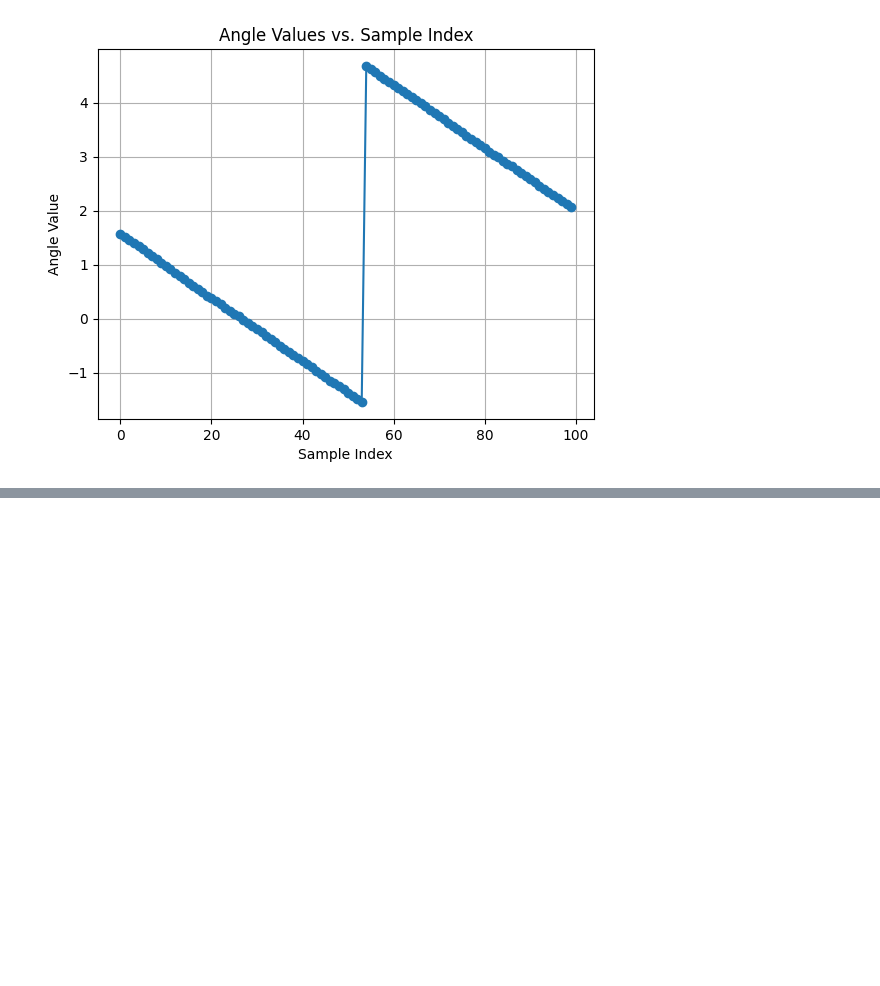
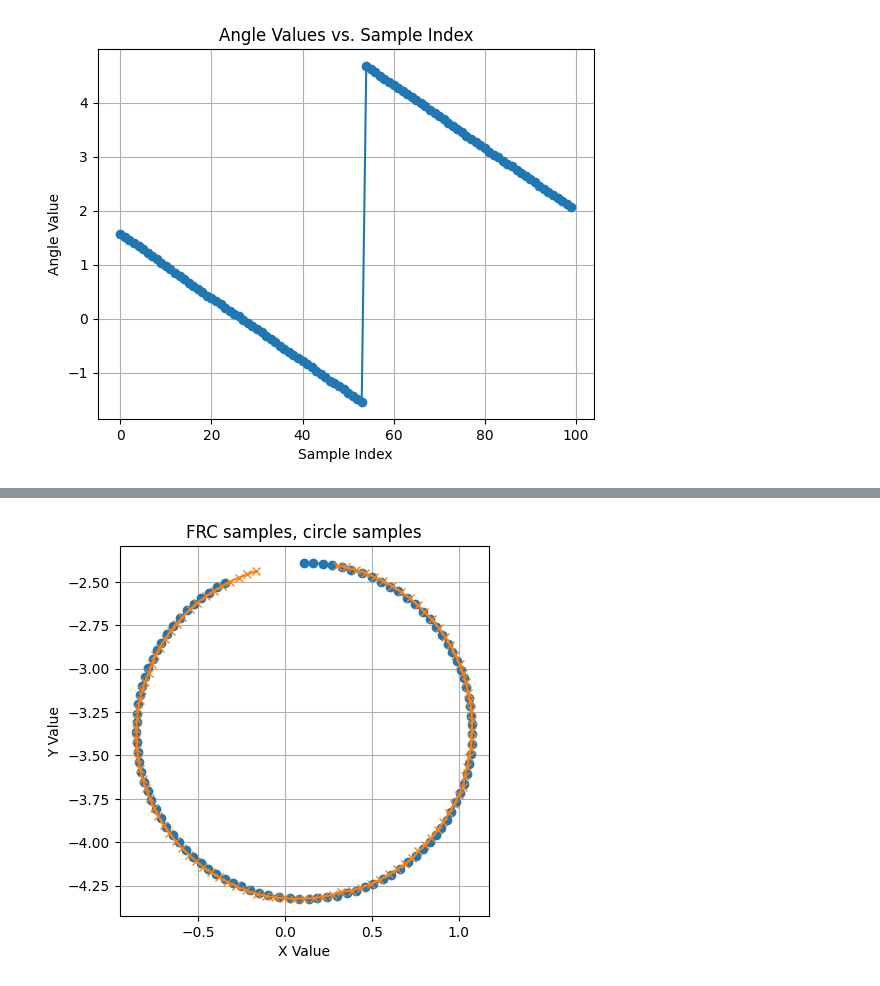
Before and after one commit to Team488/VR_NetworkTables2024, a Jupyter notebook: fieldCalibrateDebug.ipynb, the cells around one changed output, grey strips where cells are left out. Saved outputs shown, nothing was run; the diff lists cells and outputs as text; code cells hidden in the pictures; blank space fills up the shorter version.

```diff
--- a/fieldCalibrateDebug.ipynb
+++ b/fieldCalibrateDebug.ipynb
@@ -156,3 +64,8 @@ def transform_coordinates(point, R, s, t):
+# %%
+plot_circles_from_samples(x_values_FRC_circle_samples, y_values_FRC_circle_samples, x_values_circle_samples, y_values_circle_samples,
+                     'FRC samples, circle samples', 'X Value', 'Y Value')
+# %% [output]
+[figure, added]
 # %%
 R, s, t = find_transformation_params(circle_samples, FRC_circle_samples)
 print(f"Rotation matrix: {R}")
```
Also changed, not shown: parts of 18 cells of this notebook, 1 other file.
